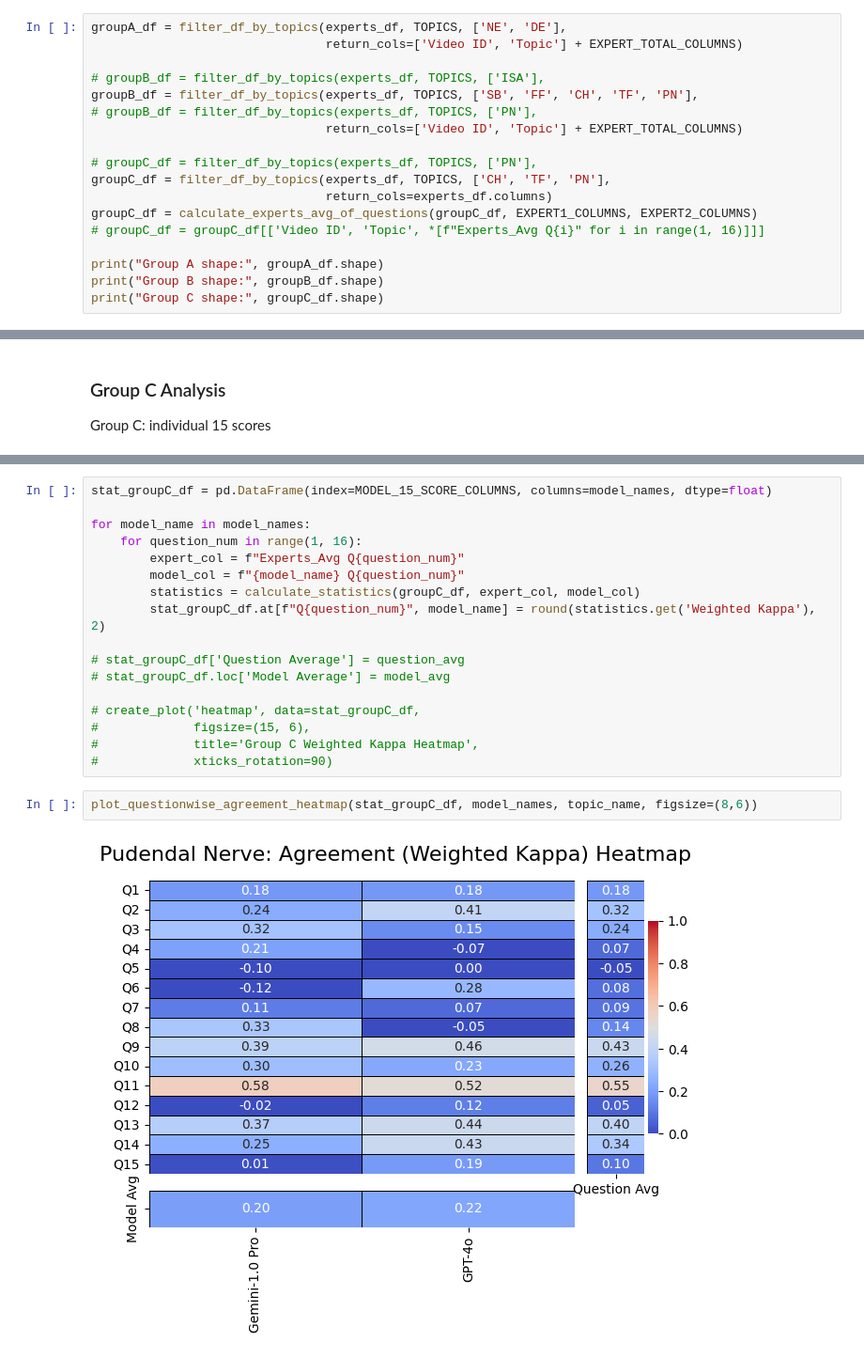
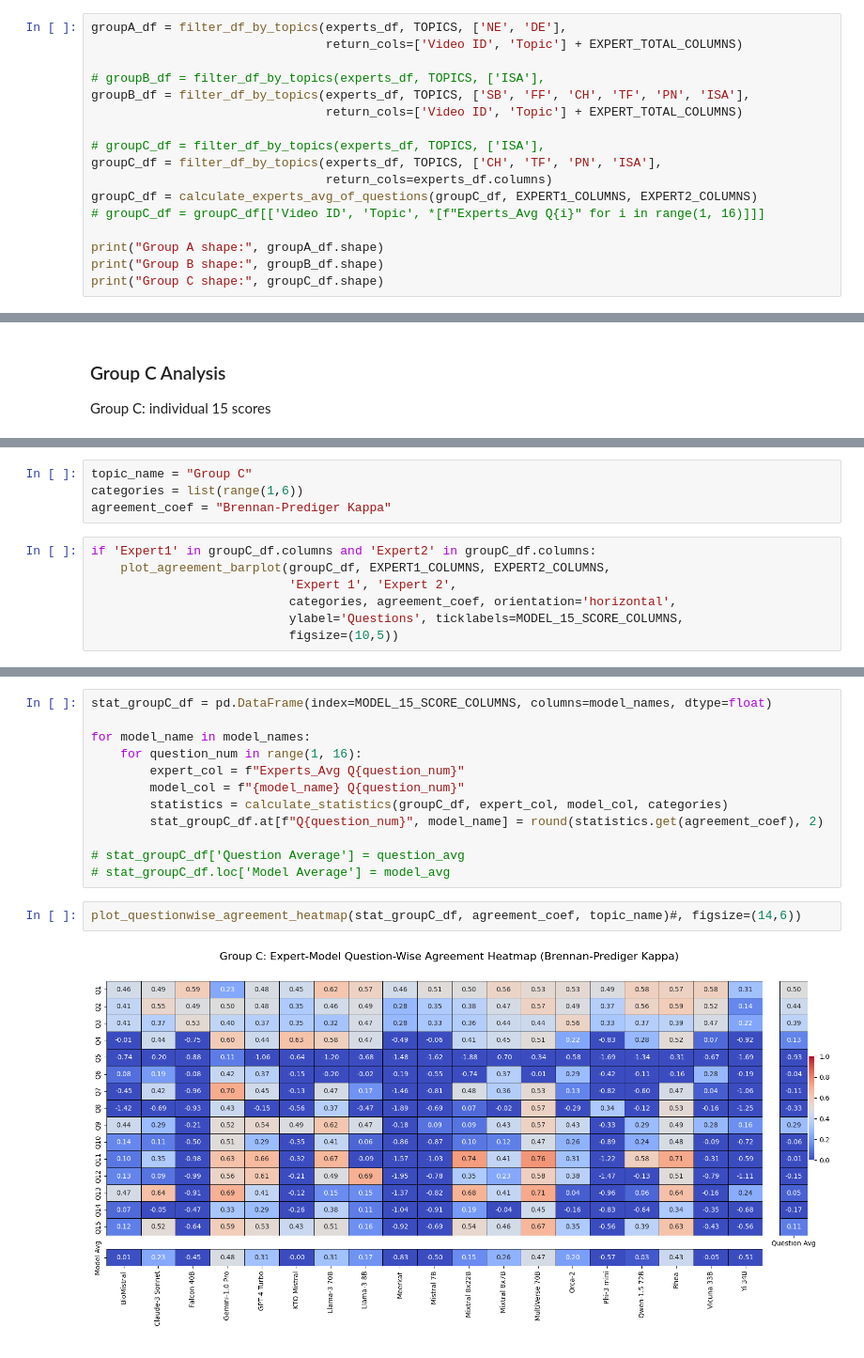
Before and after one commit to mm-khalil1/Evaluate_Medical_Video_Credibility_Using_LLMs, a Jupyter notebook: Results_Analysis/all_LLMs_plots_and_statistics.ipynb, the cells around one changed output, grey strips where cells are left out. Shown at 94% size. Cells and saved outputs as stored; diff of their text form.

Commit message:
added additional agreement coefficient, and modified utils

```diff
--- a/Results_Analysis/all_LLMs_plots_and_statistics.ipynb
+++ b/Results_Analysis/all_LLMs_plots_and_statistics.ipynb
@@ -216,12 +191,11 @@ groupA_df = filter_df_by_topics(experts_df, TOPICS, ['NE', 'DE'],
                                 return_cols=['Video ID', 'Topic'] + EXPERT_TOTAL_COLUMNS)
 
 # groupB_df = filter_df_by_topics(experts_df, TOPICS, ['ISA'],
-groupB_df = filter_df_by_topics(experts_df, TOPICS, ['SB', 'FF', 'CH', 'TF', 'PN'],
-# groupB_df = filter_df_by_topics(experts_df, TOPICS, ['PN'],
+groupB_df = filter_df_by_topics(experts_df, TOPICS, ['SB', 'FF', 'CH', 'TF', 'PN', 'ISA'],
                                 return_cols=['Video ID', 'Topic'] + EXPERT_TOTAL_COLUMNS)
 
-# groupC_df = filter_df_by_topics(experts_df, TOPICS, ['PN'],
-groupC_df = filter_df_by_topics(experts_df, TOPICS, ['CH', 'TF', 'PN'],
+# groupC_df = filter_df_by_topics(experts_df, TOPICS, ['ISA'],
+groupC_df = filter_df_by_topics(experts_df, TOPICS, ['CH', 'TF', 'PN', 'ISA'],
                                 return_cols=experts_df.columns)
 groupC_df = calculate_experts_avg_of_questions(groupC_df, EXPERT1_COLUMNS, EXPERT2_COLUMNS)
 # groupC_df = groupC_df[['Video ID', 'Topic', *[f"Experts_Avg Q{i}" for i in range(1, 16)]]]
@@ -442,0 +470,11 @@ Similarity Statistics
+# %%
+topic_name = "Group C"
+categories = list(range(1,6))
+agreement_coef = "Brennan-Prediger Kappa"
+# %%
+if 'Expert1' in groupC_df.columns and 'Expert2' in groupC_df.columns:
+    plot_agreement_barplot(groupC_df, EXPERT1_COLUMNS, EXPERT2_COLUMNS,
+                           'Expert 1', 'Expert 2',
+                           categories, agreement_coef, orientation='horizontal',
+                           ylabel='Questions', ticklabels=MODEL_15_SCORE_COLUMNS,
+                           figsize=(10,5))
@@ -447,17 +489,12 @@ for model_name in model_names:
     for question_num in range(1, 16):
         expert_col = f"Experts_Avg Q{question_num}"
         model_col = f"{model_name} Q{question_num}"
-        statistics = calculate_statistics(groupC_df, expert_col, model_col)
-        stat_groupC_df.at[f"Q{question_num}", model_name] = round(statistics.get('Weighted Kappa'), 2)
+        statistics = calculate_statistics(groupC_df, expert_col, model_col, categories)
+        stat_groupC_df.at[f"Q{question_num}", model_name] = round(statistics.get(agreement_coef), 2)
 
 # stat_groupC_df['Question Average'] = question_avg
 # stat_groupC_df.loc['Model Average'] = model_avg
-
-# create_plot('heatmap', data=stat_groupC_df,
-#             figsize=(15, 6),
-#             title='Group C Weighted Kappa Heatmap',
-#             xticks_rotation=90)
 # %%
-plot_questionwise_agreement_heatmap(stat_groupC_df, model_names, topic_name, figsize=(8,6))
+plot_questionwise_agreement_heatmap(stat_groupC_df, agreement_coef, topic_name)#, figsize=(14,6))
 # %% [output]
-[figure, old version]
+[figure, new version]
```
Also changed, not shown: parts of 35 cells of this notebook, 3 other files.
